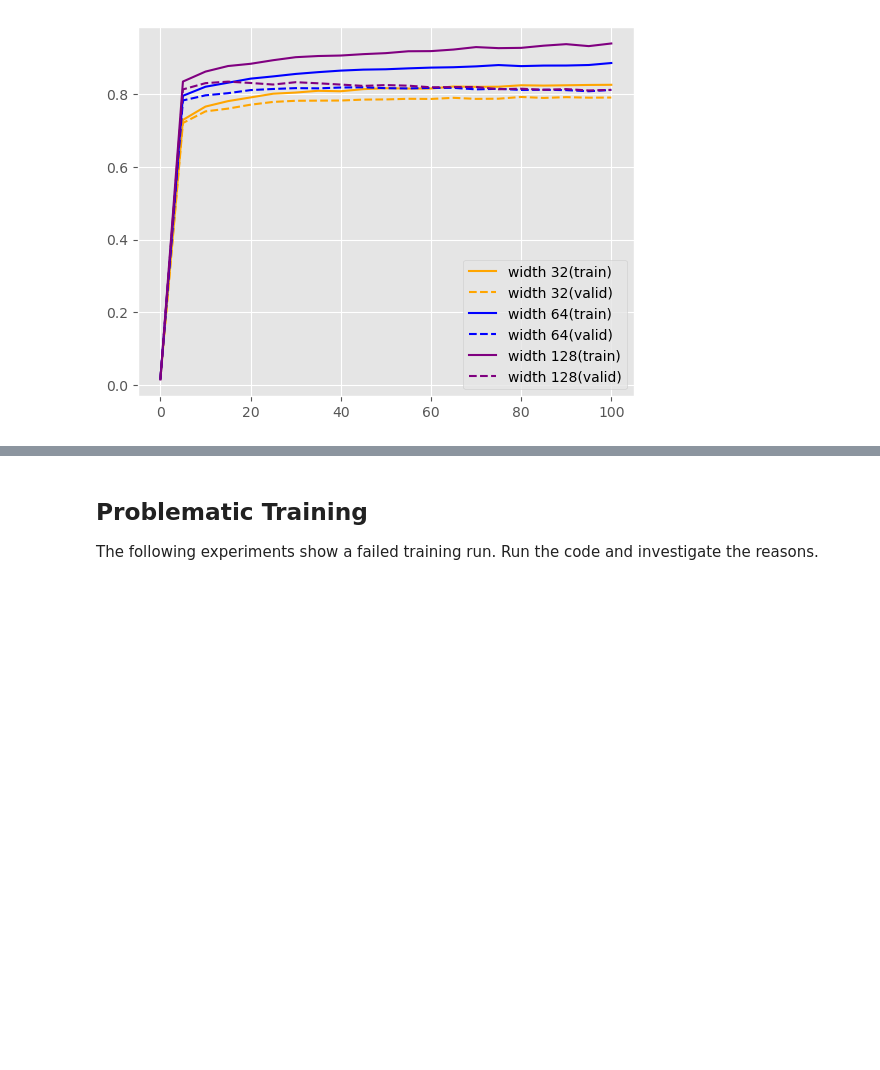
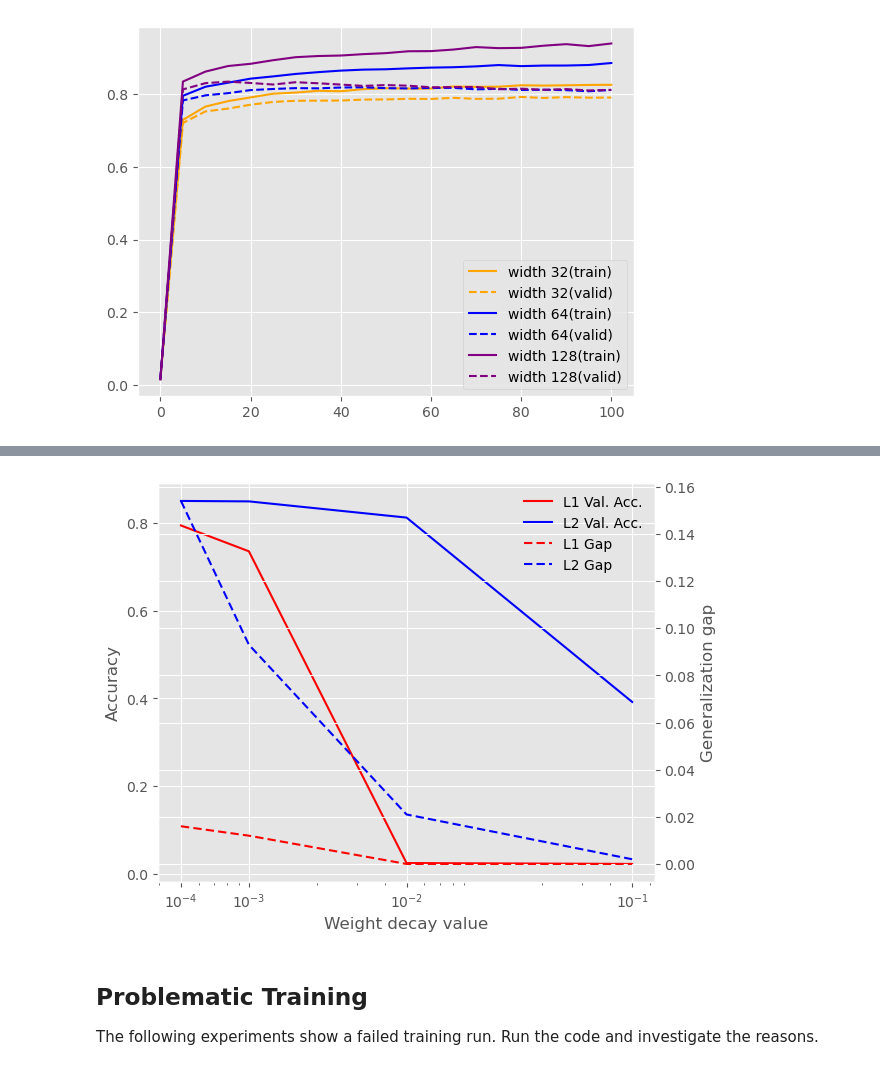
Before and after one commit to samzana/mlpractical, a Jupyter notebook: notebooks/Coursework_1.ipynb, the cells around one changed output, grey strips where cells are left out. Cells and saved outputs as stored; diff of their text form; code cells hidden in the pictures; blank space fills up the shorter version.

```diff
--- a/notebooks/Coursework_1.ipynb
+++ b/notebooks/Coursework_1.ipynb
@@ -348,3 +473,41 @@ plt.show()
+# %%
+#Plots of accuracy and error by weight penalty
+
+import matplotlib.pyplot as plt
+
+labels = [r'$10^{-4}$', r'$10^{-3}$', r'$10^{-2}$', r'$10^{-1}$']
+penalties = [0.0005, 0.001, 0.005, 0.05]
+l1_accs = [0.795, 0.736, 0.0241, 0.0220]
+l2_accs = [0.851, 0.850, 0.813, 0.392]
+l1_gap = [0.016, 0.012, 0, 0]
+l2_gap = [0.154, 0.093, 0.021, 0.002]
+
+fig_w, ax_w = plt.subplots()
+ax_w2 = ax_w.twinx()
+
+ax_w.semilogx(penalties, l1_accs, color='r', label='L1 Val. Acc.')
+ax_w.semilogx(penalties, l2_accs, color='b', label='L2 Val. Acc.')
+
+ax_w2.semilogx(penalties, l1_gap, color='r', linestyle=(0, (4, 2)), label='L1 Gap')
+ax_w2.semilogx(penalties, l2_gap, color='b', linestyle=(0, (4, 2)), label='L2 Gap')
+
+ax_w.set_xlabel('Weight decay value')
+ax_w.set_ylabel('Accuracy')
+ax_w2.set_ylabel('Generalization gap')
+
+ax_w.set_xticks(penalties)
+ax_w.set_xticklabels(labels)
+
+lines, labels = ax_w.get_legend_handles_labels()
+lines2, labels2 = ax_w2.get_legend_handles_labels()
+ax_w.legend(lines + lines2, labels + labels2, loc='best', frameon=False)
+
+plt.tight_layout()
+plt.show()
+
+fig_w.savefig('wd_plot')
+# %% [output]
+[figure, added]
 # %% [markdown]
 ## Problematic Training
 
```
Also changed, not shown: parts of 3 cells of this notebook, 2 other files.
